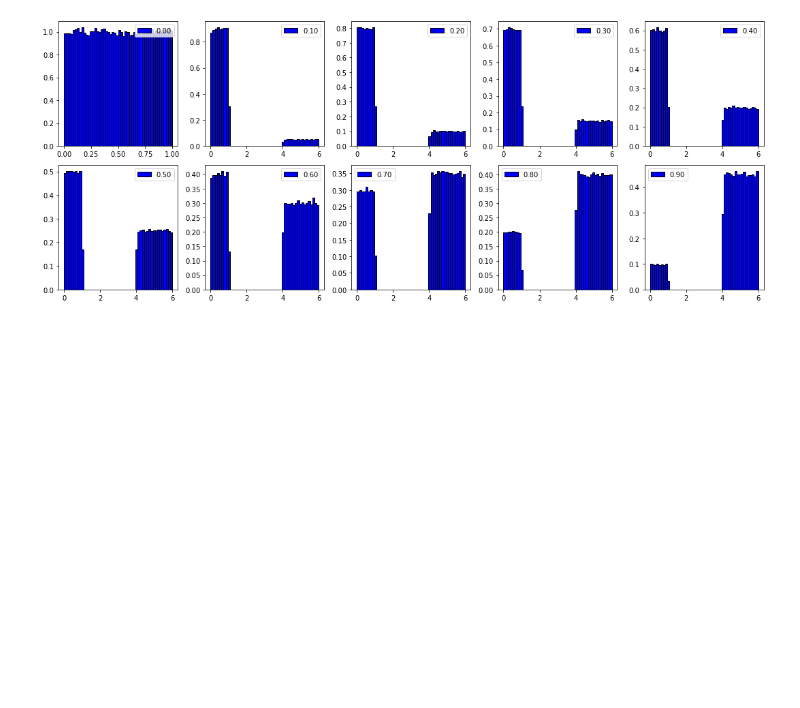
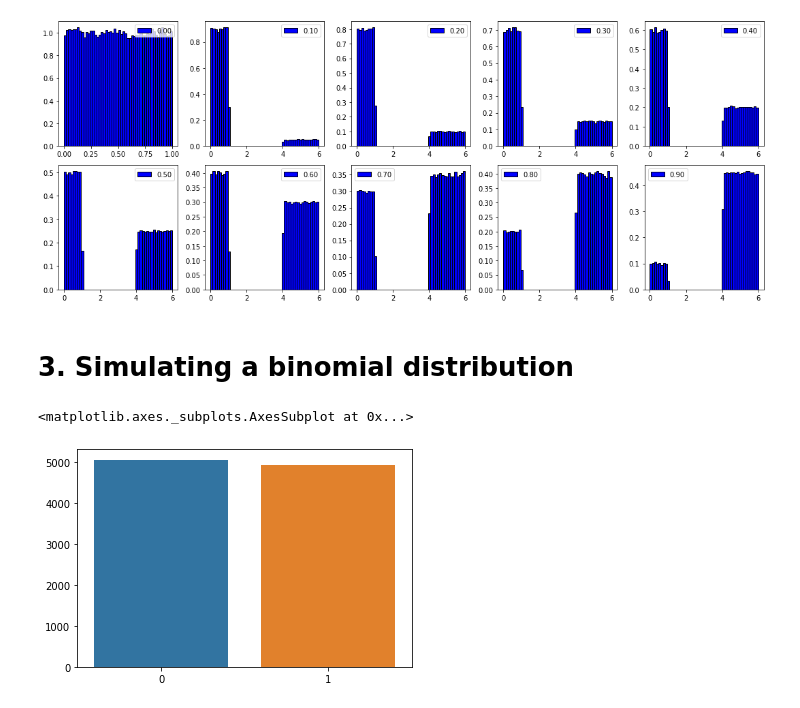
Before and after one commit to fcoelhomrc/MachineLearning, a Jupyter notebook: APC_Exercises/set_1.ipynb, the cells around one changed output. Drawn from its saved outputs; the diff is of its cells as text; code cells hidden in the pictures; blank space fills up the shorter version.

```diff
--- a/APC_Exercises/set_1.ipynb
+++ b/APC_Exercises/set_1.ipynb
@@ -117,3 +121,20 @@ for i in range(2):
         count += 1
 # %% [output]
 [figure]
+# %% [markdown]
+# 3. Simulating a binomial distribution
+# %%
+def simulate_coin(N_samples, p=0.5):
+    rng = np.random.default_rng(seed=42)
+    results = np.random.uniform(0, 1, N_samples)
+    results = np.where(results < p, 1, 0).astype("int32")
+    classes, counts = np.unique(results, return_counts=True)
+    return classes, counts
+
+N = 10000
+label_, sim_ = simulate_coin(N)
+# %%
+sns.barplot(x=label_, y=sim_)
+# %% [output]
+<matplotlib.axes._subplots.AxesSubplot at 0x...>
+[figure, added]
```
Also changed, not shown: parts of 18 cells of this notebook.
